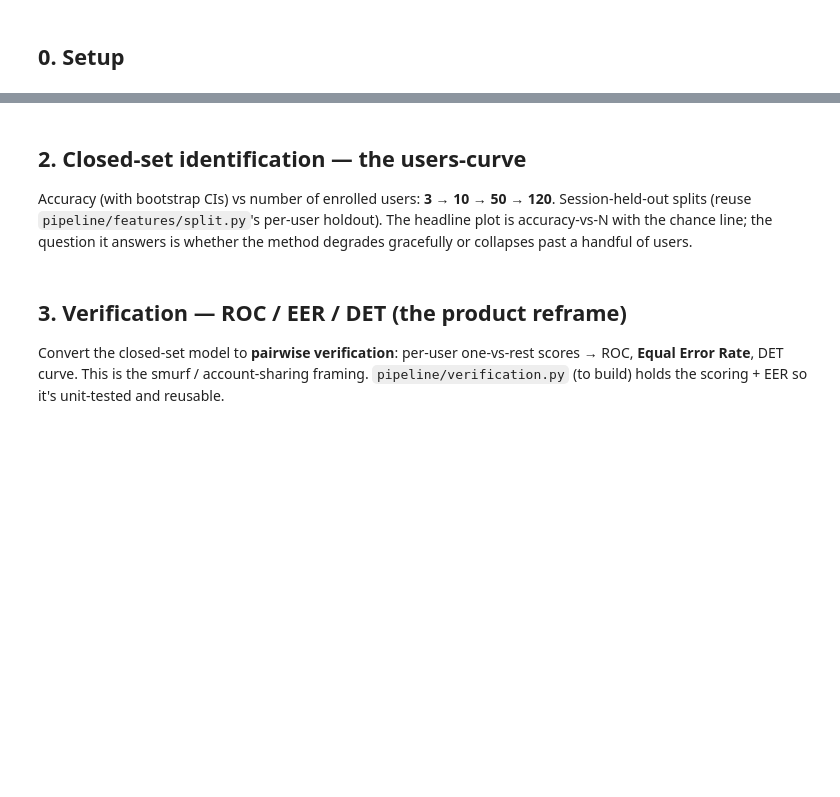
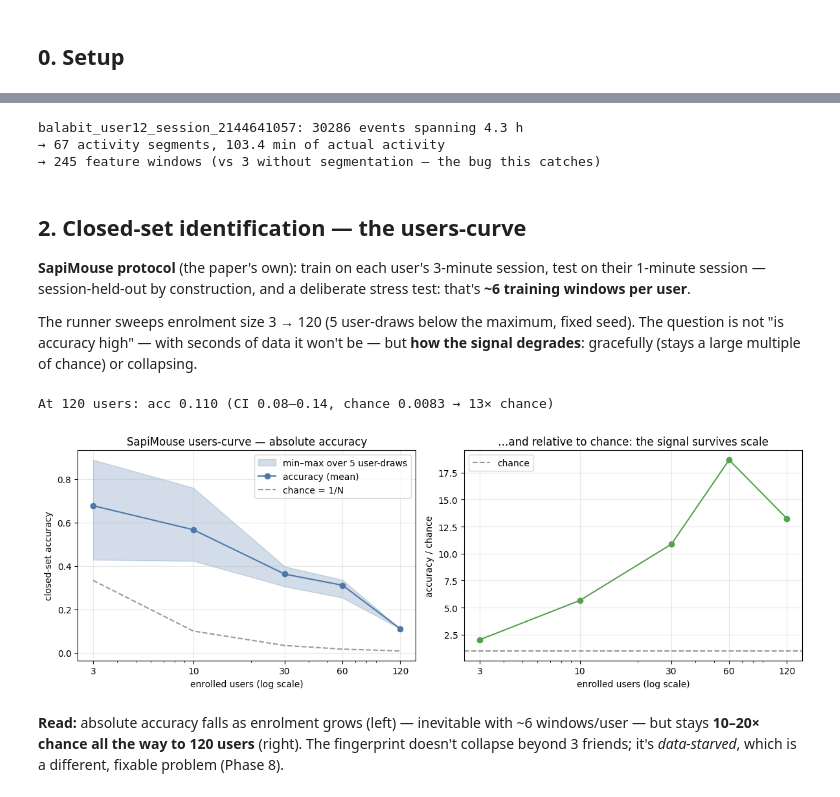
Before and after one commit to Lo1s/behaviorDNA, a Jupyter notebook: notebooks/19_identification_at_scale_public.ipynb, the cells around one changed output, grey strips where cells are left out. Drawn from its saved outputs; the diff is of its cells as text; code cells hidden in the pictures; blank space fills up the shorter version.

```diff
--- a/notebooks/19_identification_at_scale_public.ipynb
+++ b/notebooks/19_identification_at_scale_public.ipynb
@@ -22,18 +53,72 @@ Each adapter yields recorder-schema session dicts; run them through the existing
 # %%
-# TODO(Phase 6): once BalabitAdapter/SapiMouseAdapter parse the CSVs —
-#   adapter = BalabitAdapter(src=Path('data/external/balabit'))
-#   adapter.export(Path('data/external/balabit_json'))
-#   -> ingest -> features  (mouse-only; keyboard features will be NaN/absent)
-# Sanity: every exported session passes ingestion.run.validate_session.
+from pipeline.external.balabit import BalabitAdapter
+from pipeline.external.base import split_on_idle
+from pipeline.ingestion.run import parse_events
+
+adapter = BalabitAdapter(BALABIT_DIR)
+session = next(adapter.iter_sessions())
+events = parse_events(session)
+segments = split_on_idle(events)
+
+span_h = session["duration_ms"] / 3.6e6
+active_s = sum(s["t"].iloc[-1] - s["t"].iloc[0] for s in segments) / 1000
+print(f"{session['session_id']}: {session['event_count']} events spanning {span_h:.1f} h")
+print(f"→ {len(segments)} activity segments, {active_s/60:.1f} min of actual activity")
+
+wins = session_windows(session)
+print(f"→ {len(wins)} feature windows (vs 3 without segmentation — the bug this catches)")
+# %% [output]
+balabit_user12_session_2144641057: 30286 events spanning 4.3 h
+→ 67 activity segments, 103.4 min of actual activity
+→ 245 feature windows (vs 3 without segmentation — the bug this catches)
 # %% [markdown]
 ## 2. Closed-set identification — the users-curve
 
-Accuracy (with bootstrap CIs) vs number of enrolled users: **3 → 10 → 50 → 120**. Session-held-out splits (reuse `pipeline/features/split.py`'s per-user holdout). The headline plot is accuracy-vs-N with the chance line; the question it answers is whether the method degrades gracefully or collapses past a handful of users.
+**SapiMouse protocol** (the paper's own): train on each user's 3-minute session, test on their 1-minute session — session-held-out by construction, and a deliberate stress test: that's **~6 training windows per user**.
+
+The runner sweeps enrolment size 3 → 120 (5 user-draws below the maximum, fixed seed). The question is not "is accuracy high" — with seconds of data it won't be — but **how the signal degrades**: gracefully (stays a large multiple of chance) or collapsing.
 # %%
-# TODO: train LightGBM on MOUSE_ID_FEATURE_COLS at each N, bootstrap-CI the
-# test accuracy, plot accuracy vs N. Write reports/external_identification.json
-# (consumed by scripts/generate_results.py for the README row).
+sap = report["sapimouse"]
+curve = sap["users_curve"]
+
+ns = [e["n_users"] for e in curve]
+means = [e["accuracy_mean"] for e in curve]
+mins = [e["accuracy_min"] for e in curve]
+maxs = [e["accuracy_max"] for e in curve]
+chance = [e["chance"] for e in curve]
+
+fig, (ax1, ax2) = plt.subplots(1, 2, figsize=(12, 4.2))
+ax1.fill_between(ns, mins, maxs, alpha=0.25, color="#4c78a8", label="min–max over 5 user-draws")
+ax1.plot(ns, means, "o-", color="#4c78a8", label="accuracy (mean)")
+ax1.plot(ns, chance, "--", color="#999", label="chance = 1/N")
+ax1.set_xscale("log")
+ax1.set_xticks(ns)
+ax1.set_xticklabels(ns)
+ax1.set_xlabel("enrolled users (log scale)")
+ax1.set_ylabel("closed-set accuracy")
+ax1.set_title("SapiMouse users-curve — absolute accuracy")
+ax1.legend()
+ax1.grid(True, alpha=0.3)
+
+ratio = [m / c for m, c in zip(means, chance)]
+ax2.plot(ns, ratio, "o-", color="#54a24b")
+ax2.axhline(1.0, color="#999", linestyle="--", label="chance")
+ax2.set_xscale("log")
+ax2.set_xticks(ns)
+ax2.set_xticklabels(ns)
+ax2.set_xlabel("enrolled users (log scale)")
+ax2.set_ylabel("accuracy / chance")
+ax2.set_title("…and relative to chance: the signal survives scale")
+ax2.legend()
+ax2.grid(True, alpha=0.3)
+fig.tight_layout()
+
+full = curve[-1]
+print(f"At {full['n_users']} users: acc {full['accuracy_mean']:.3f} "
+      f"(CI {full['accuracy_ci95'][0]:.2f}–{full['accuracy_ci95'][1]:.2f}, "
+      f"chance {full['chance']:.4f} → {full['accuracy_mean']/full['chance']:.0f}× chance)")
+# %% [output]
+At 120 users: acc 0.110 (CI 0.08–0.14, chance 0.0083 → 13× chance)
+[figure, added]
 # %% [markdown]
-## 3. Verification — ROC / EER / DET (the product reframe)
-
-Convert the closed-set model to **pairwise verification**: per-user one-vs-rest scores → ROC, **Equal Error Rate**, DET curve. This is the smurf / account-sharing framing. `pipeline/verification.py` (to build) holds the scoring + EER so it's unit-tested and reusable.
+**Read:** absolute accuracy falls as enrolment grows (left) — inevitable with ~6 windows/user — but stays **10–20× chance all the way to 120 users** (right). The fingerprint doesn't collapse beyond 3 friends; it's *data-starved*, which is a different, fixable problem (Phase 8).
```
Also changed, not shown: parts of 13 cells of this notebook, 1 other file.
